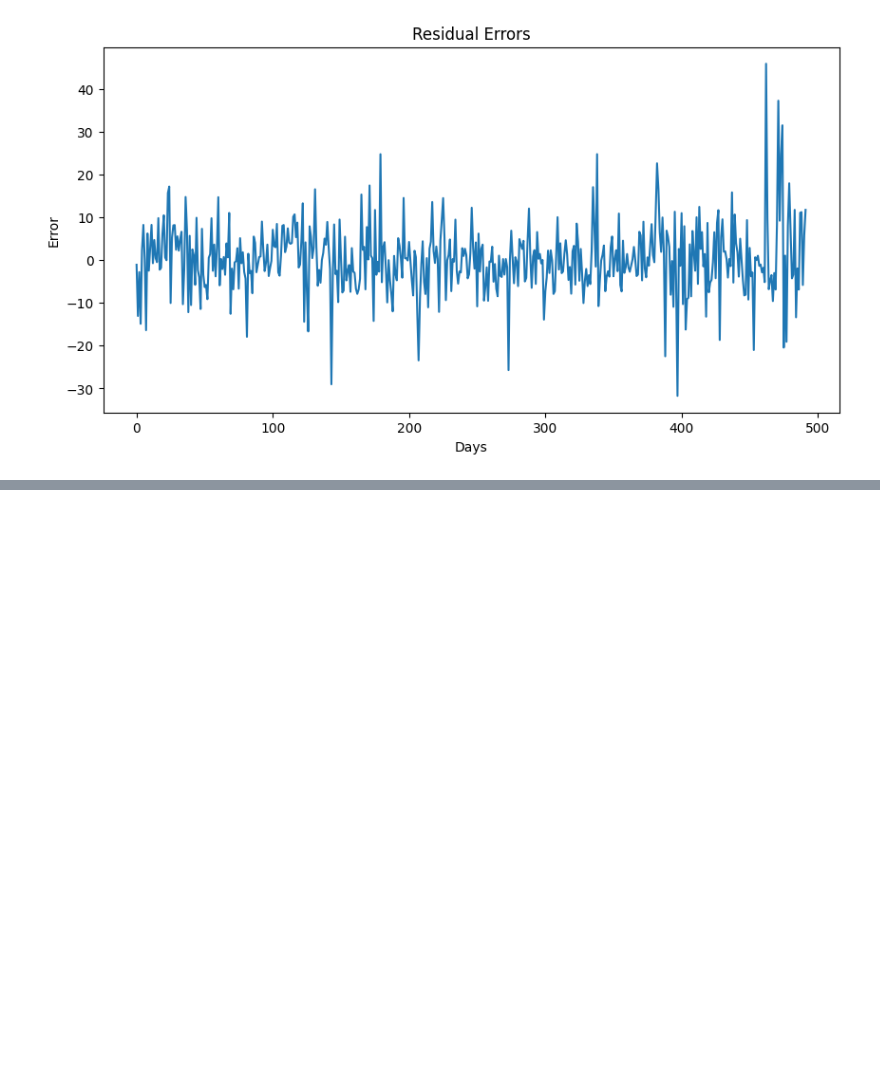
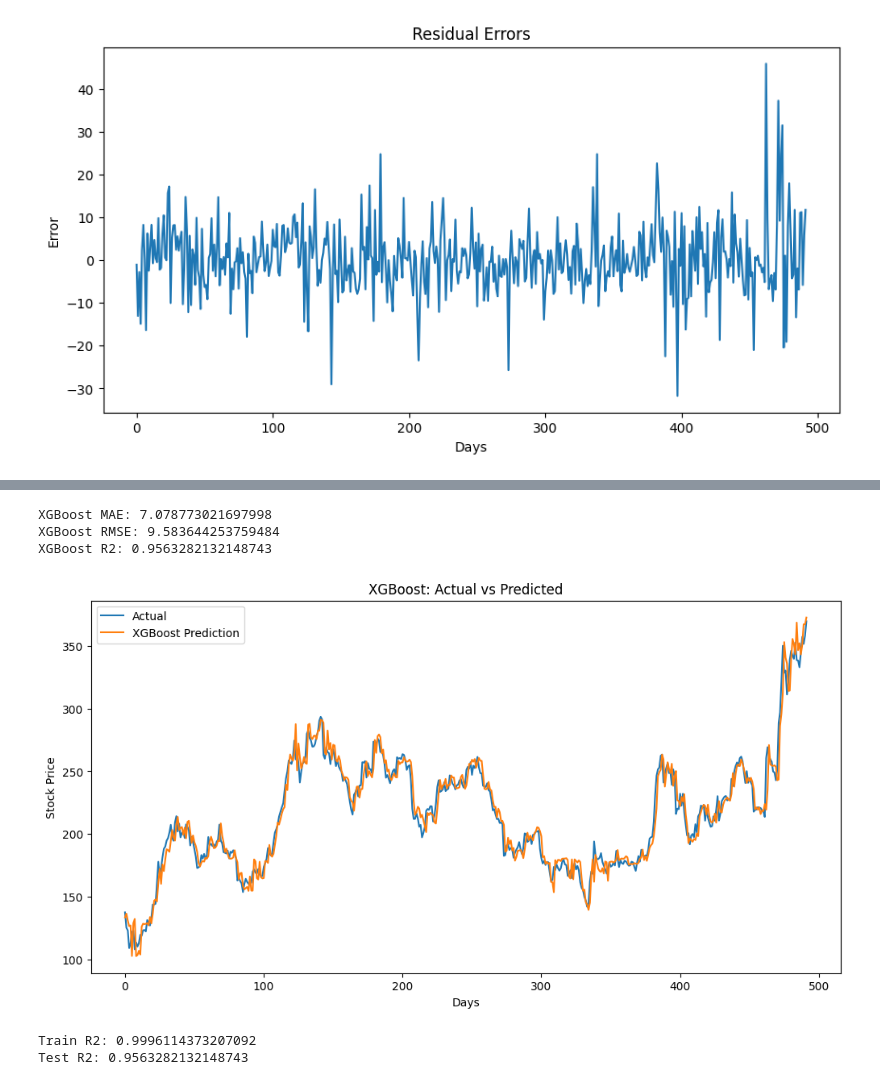
Before and after one commit to MariaKhan28981/FinSight-AI, a Jupyter notebook: notebooks/03_ml_models.ipynb, the cells around one changed output, grey strips where cells are left out. Saved outputs shown, nothing was run; the diff lists cells and outputs as text; code cells hidden in the pictures; blank space fills up the shorter version.

```diff
--- a/notebooks/03_ml_models.ipynb
+++ b/notebooks/03_ml_models.ipynb
@@ -136,0 +227,9 @@ plt.show()
+# %%
+xgb_model = XGBRegressor(
+    n_estimators=100,
+    learning_rate=0.1,
+    max_depth=5,
+    random_state=42
+)
+# %%
+xgb_model.fit(X_train, y_train)
@@ -136,0 +248,2 @@ plt.show()
+# %%
+xgb_pred = xgb_model.predict(X_test)
@@ -136,0 +258,41 @@ plt.show()
+# %%
+print("XGBoost MAE:", xgb_mae)
+
+print("XGBoost RMSE:", xgb_rmse)
+
+print("XGBoost R2:", xgb_r2)
+# %% [output]
+XGBoost MAE: 7.078773021697998
+XGBoost RMSE: 9.583644253759484
+XGBoost R2: 0.9563282132148743
+# %%
+plt.figure(figsize=(12,6))
+
+plt.plot(y_test.values, label='Actual')
+
+plt.plot(xgb_pred, label='XGBoost Prediction')
+
+plt.title("XGBoost: Actual vs Predicted")
+
+plt.xlabel("Days")
+
+plt.ylabel("Stock Price")
+
+plt.legend()
+
+plt.show()
+# %% [output]
+[figure, added]
+# %%
+xgb_train_pred = xgb_model.predict(X_train)
+
+train_r2 = r2_score(y_train, xgb_train_pred)
+
+test_r2 = r2_score(y_test, xgb_pred)
+
+print("Train R2:", train_r2)
+
+print("Test R2:", test_r2)
+# %% [output]
+Train R2: 0.9996114373207092
+Test R2: 0.9563282132148743
```
Also changed, not shown: parts of 20 cells of this notebook.
